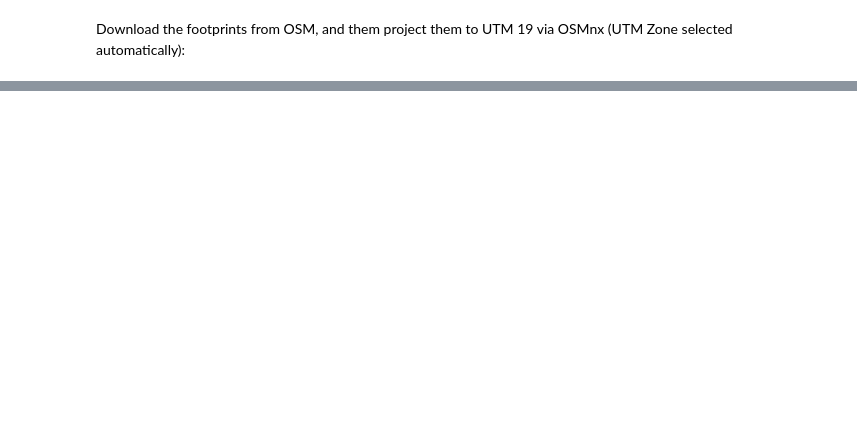
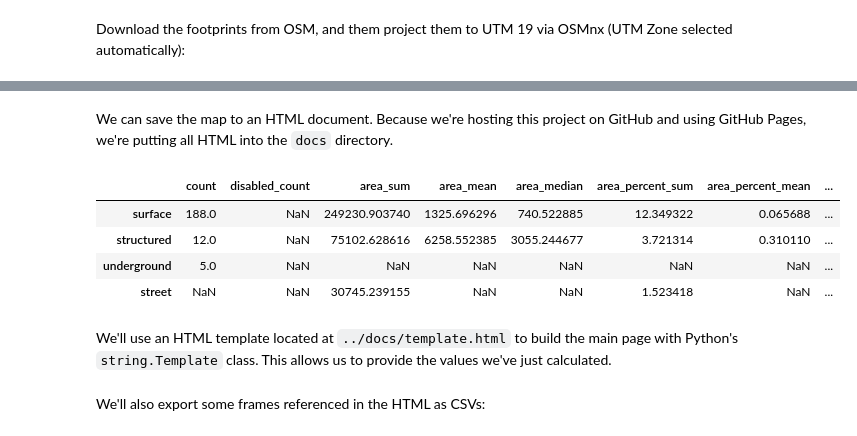
Before and after one commit to chris-sarli/parking-analysis, a Jupyter notebook: notebooks/make.ipynb, the cells around one changed output, grey strips where cells are left out. Saved outputs shown, nothing was run; the diff lists cells and outputs as text; code cells hidden in the pictures; blank space fills up the shorter version.

```diff
--- a/notebooks/make.ipynb
+++ b/notebooks/make.ipynb
@@ -595,0 +170,28 @@ with open('../docs/index.html', 'w+') as of:
+# %%
+def get_capacities(ids):
+    if type(ids) == int:
+        ids = [ids]
+    total = 0
+    for id in ids:
+        total += street_parking_meta.loc[id, 'capacity']
+    return int(total)
+
+street_parking = gpd.GeoDataFrame()
+street_parking_all_geometries = gpd.GeoDataFrame(columns=['geometry'])
+street_parking_all_geometries.set_geometry('geometry')
+c = 0
+
+for filter_criteria in ["['parking:lane:left']", "['parking:lane:right']", "['parking:lane:both']"]:
+    G = ox.graph_from_place(place, custom_filter=filter_criteria, retain_all=True, simplify=False)
+    graph_gdf = ox.graph_to_gdfs(G, nodes=False, edges=True, node_geometry=False, fill_edge_geometry=True)
+    graph_gdf['capacity'] = list(map(lambda x: get_capacities(x), graph_gdf['osmid']))
+    if len(street_parking) == 0:
+        street_parking = graph_gdf[graph_gdf['name'] == -1]
+    for _, row in graph_gdf.iterrows():
+        for k, v in row.iteritems():
+            street_parking.loc[row['osmid'], k] = v
+            street_parking_all_geometries.loc[c, k] = v
+        c += 1
+
+street_parking = street_parking[['capacity', 'name', 'geometry']]
+street_parking_all_geometries.crs = street_parking.crs
@@ -595,0 +204,11 @@ with open('../docs/index.html', 'w+') as of:
+# %%
+parking_type = "street"
+frame = street_parking
+on_street_dim_a = 9
+on_street_dim_b = 17
+parking_spot_area = on_street_dim_a * on_street_dim_b
+
+stats.loc[parking_type, 'capacity_sum'] = pd.to_numeric(frame['capacity']).sum()
+stats.loc[parking_type, 'area_sum'] = Area(sq_ft=(stats.loc[parking_type, 'capacity_sum'] * parking_spot_area)).sq_m
+stats.loc[parking_type, 'area_percent_sum'] = 100 * stats.loc[parking_type, 'area_sum'] / downtown_area
+stats.loc[parking_type, 'efficiency_sum'] = stats.loc[parking_type, 'area_sum'] / stats.loc[parking_type, 'capacity_sum']
@@ -595,0 +322,13 @@ with open('../docs/index.html', 'w+') as of:
+# %% [markdown]
+We can save the map to an HTML document. Because we're hosting this project on GitHub and using GitHub Pages, we're putting all HTML into the `docs` directory.
+# %%
+m.save('../docs/map.html')
+stats
+# %% [output]
+|  | count | disabled_count | area_sum | area_mean | area_median | area_percent_sum | area_percent_mean | ... |
+| surface | 188.0 | NaN | 249230.903740 | 1325.696296 | 740.522885 | 12.349322 | 0.065688 | ... |
+| structured | 12.0 | NaN | 75102.628616 | 6258.552385 | 3055.244677 | 3.721314 | 0.310110 | ... |
+| underground | 5.0 | NaN | NaN | NaN | NaN | NaN | NaN | ... |
+| street | NaN | NaN | 30745.239155 | NaN | NaN | 1.523418 | NaN | ... |
+# %% [markdown]
+We'll use an HTML template located at `../docs/template.html` to build the main page with Python's `string.Template` class. This allows us to provide the values we've just calculated.
@@ -595,0 +418,2 @@ with open('../docs/index.html', 'w+') as of:
+# %% [markdown]
+We'll also export some frames referenced in the HTML as CSVs:
```
Also changed, not shown: parts of 92 cells of this notebook, 10 other files.
